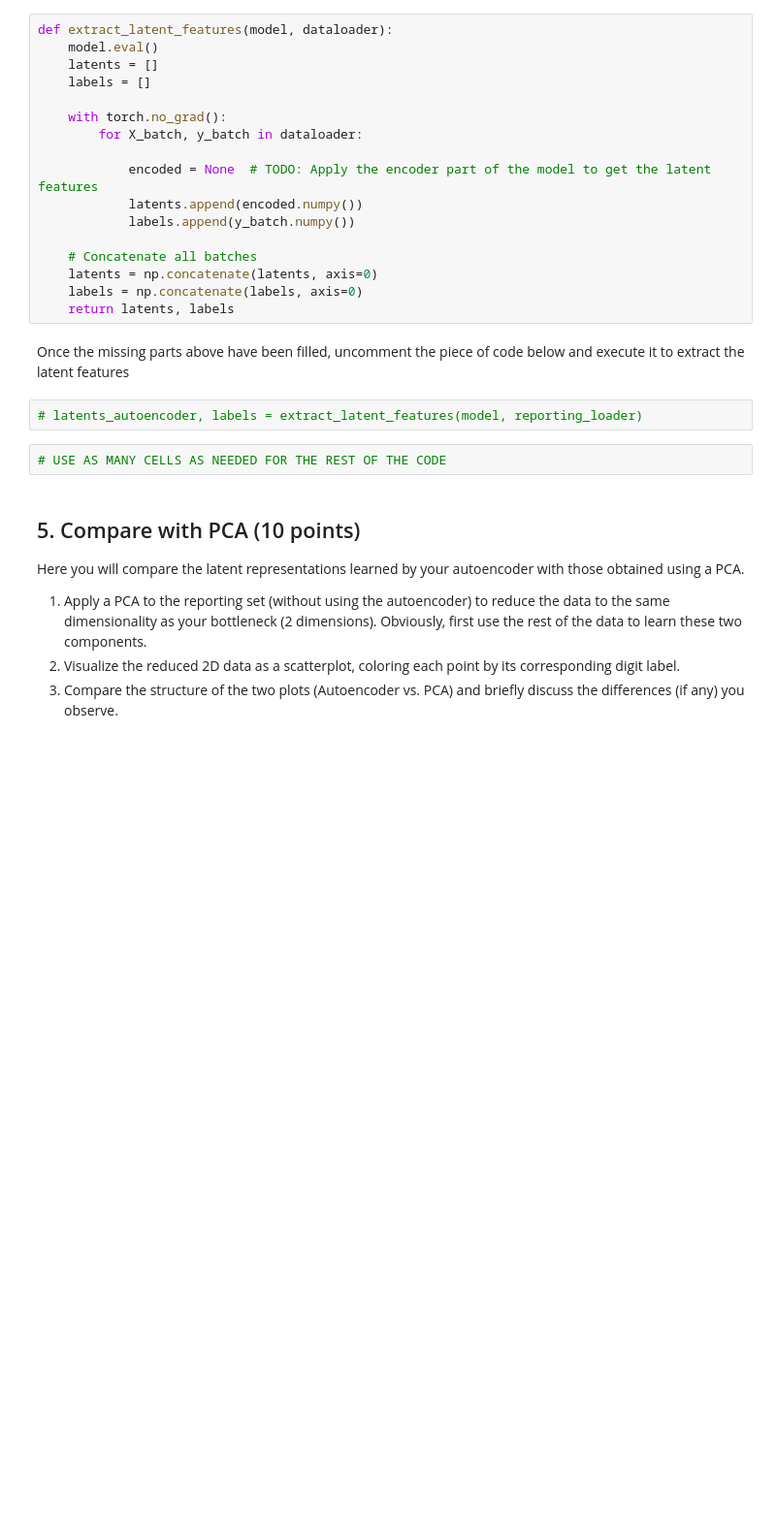
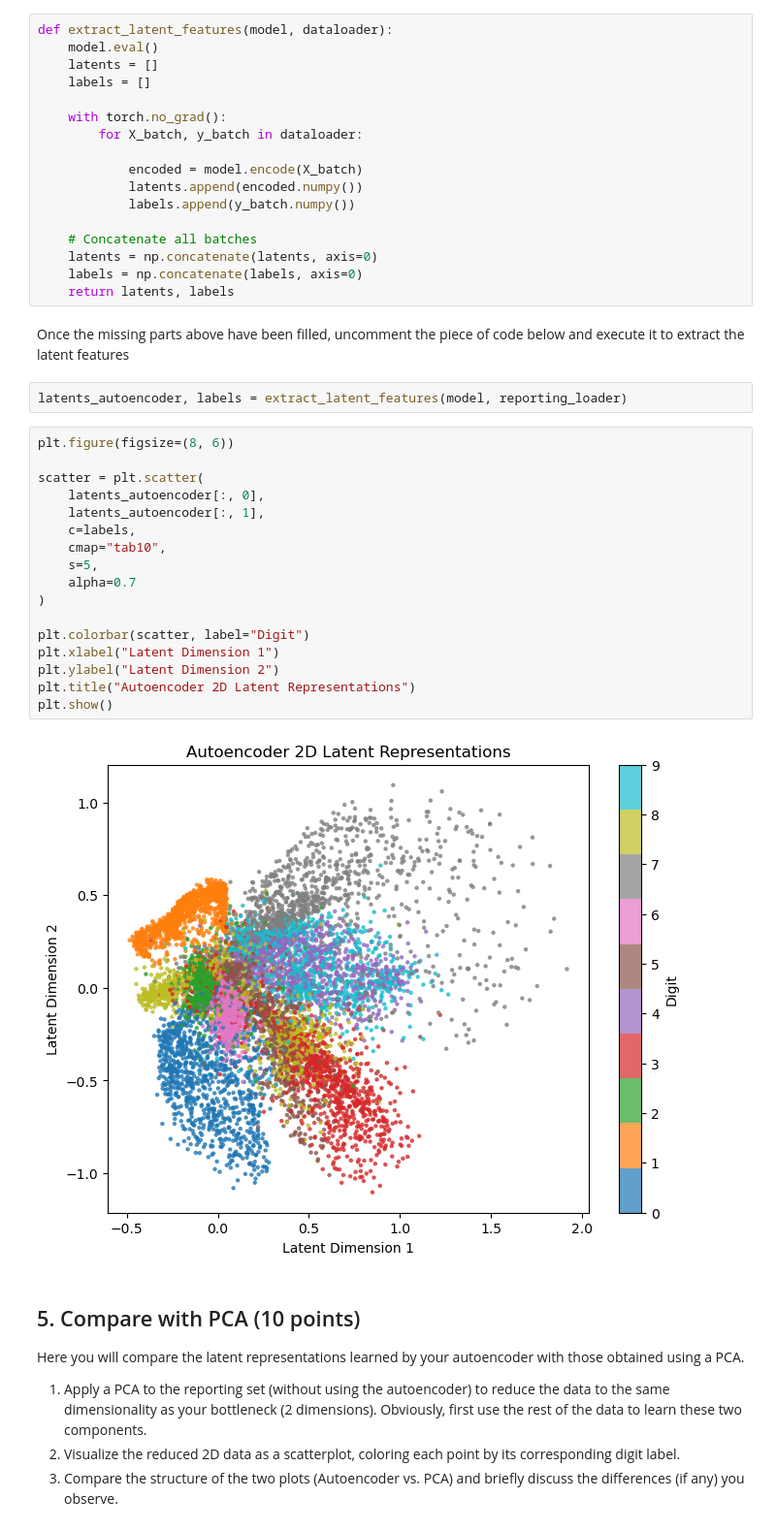
Before and after one commit to fje9hz/ML2_LAB06, a Jupyter notebook: 06-autoencoders.ipynb, the cells around one changed output. Shown at 97% size. Drawn from its saved outputs; the diff is of its cells as text; blank space fills up the shorter version.

Commit message:
extra changes

```diff
--- a/06-autoencoders.ipynb
+++ b/06-autoencoders.ipynb
@@ -308,7 +350,7 @@ def extract_latent_features(model, dataloader):
     with torch.no_grad():
         for X_batch, y_batch in dataloader:
 
-            encoded = None  # TODO: Apply the encoder part of the model to get the latent features
+            encoded = model.encode(X_batch)
             latents.append(encoded.numpy())
             labels.append(y_batch.numpy())
 
@@ -319,9 +361,26 @@ def extract_latent_features(model, dataloader):
 # %% [markdown]
 Once the missing parts above have been filled, uncomment the piece of code below and execute it to extract the latent features
 # %%
-# latents_autoencoder, labels = extract_latent_features(model, reporting_loader)
+latents_autoencoder, labels = extract_latent_features(model, reporting_loader)
 # %%
-# USE AS MANY CELLS AS NEEDED FOR THE REST OF THE CODE
+plt.figure(figsize=(8, 6))
+
+scatter = plt.scatter(
+    latents_autoencoder[:, 0],
+    latents_autoencoder[:, 1],
+    c=labels,
+    cmap="tab10",
+    s=5,
+    alpha=0.7
+)
+
+plt.colorbar(scatter, label="Digit")
+plt.xlabel("Latent Dimension 1")
+plt.ylabel("Latent Dimension 2")
+plt.title("Autoencoder 2D Latent Representations")
+plt.show()
+# %% [output]
+[figure, added]
 # %% [markdown]
 ## 5. Compare with PCA (10 points)
 
```
Also changed, not shown: parts of 3 cells of this notebook.
